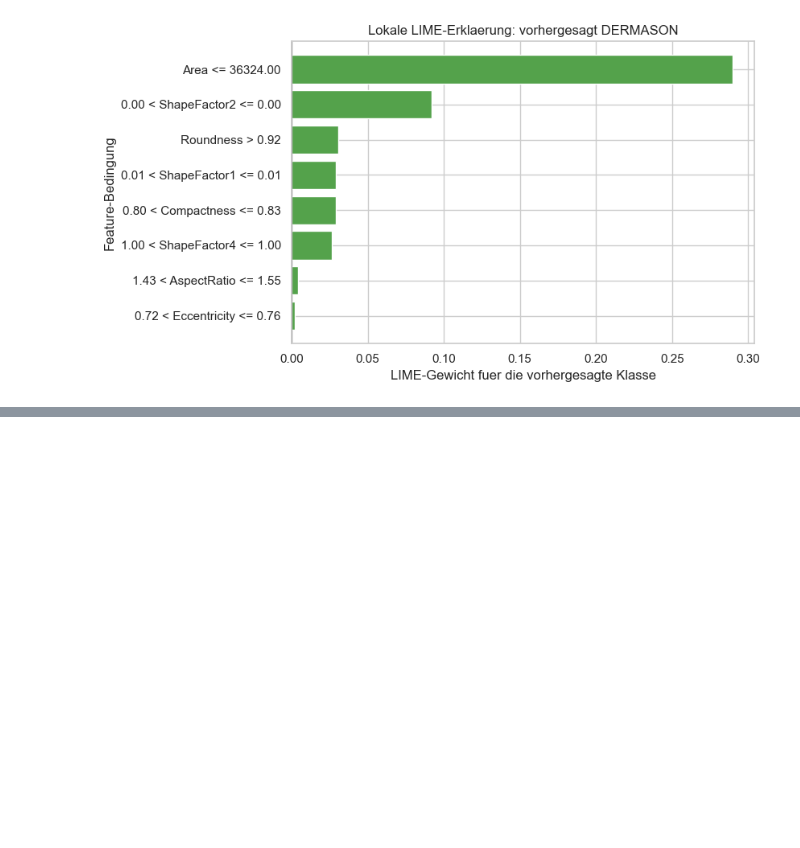
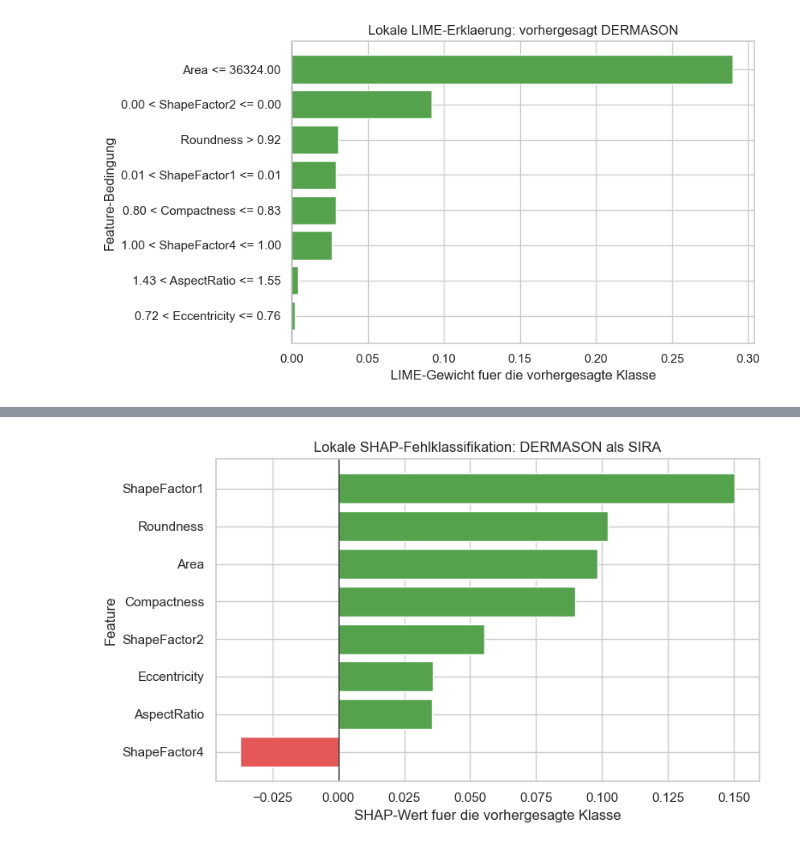
Before and after one commit to lukadeda/xai-drybean-project, a Jupyter notebook: notebooks/03_xai_explanations.ipynb, the cells around one changed output, grey strips where cells are left out. Drawn from its saved outputs; the diff is of its cells as text; code cells hidden in the pictures; blank space fills up the shorter version.

Commit message:
Add local misclassification XAI explanations

```diff
--- a/notebooks/03_xai_explanations.ipynb
+++ b/notebooks/03_xai_explanations.ipynb
@@ -270,0 +334,17 @@ plt.show()
+# %%
+plot_df = misclassified_local_df.sort_values("shap_value")
+colors = np.where(plot_df["shap_value"] >= 0, "#54a24b", "#e45756")
+plt.figure(figsize=(8, 4.8))
+plt.barh(plot_df["feature"], plot_df["shap_value"], color=colors)
+plt.axvline(0, color="black", linewidth=0.8)
+plt.title(
+    f"Lokale SHAP-Fehlklassifikation: {misclassified_actual_class} als {misclassified_predicted_class}"
+)
+plt.xlabel("SHAP-Wert fuer die vorhergesagte Klasse")
+plt.ylabel("Feature")
+plt.tight_layout()
+for output_dir in [NOTEBOOK_DIR, REPORT_GRAPHICS_DIR]:
+    plt.savefig(output_dir / "SHAP_Local_Misclassified_RandomForest.pdf", bbox_inches="tight")
+plt.show()
+# %% [output]
+[figure, added]
```
Also changed, not shown: parts of 4 cells of this notebook, 15 other files.
